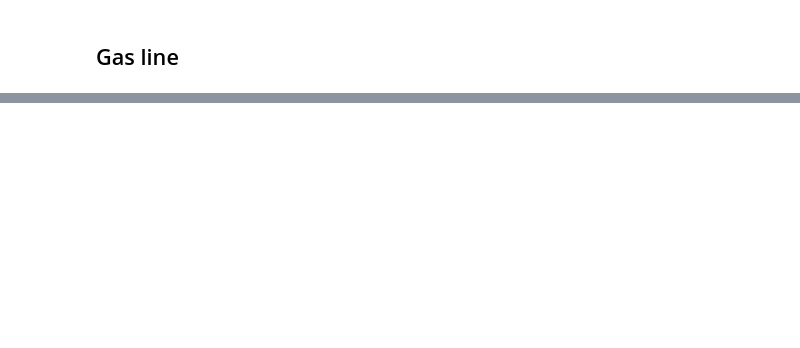
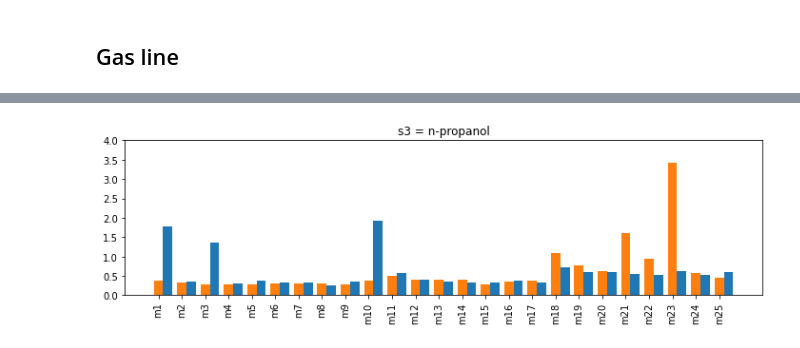
Before and after one commit to parthojit/ec-sens, a Jupyter notebook: notebook/1-rms.ipynb, the cells around one changed output, grey strips where cells are left out. Cells and saved outputs as stored; diff of their text form; code cells hidden in the pictures; blank space fills up the shorter version.

```diff
--- a/notebook/1-rms.ipynb
+++ b/notebook/1-rms.ipynb
@@ -4,19 +4,21 @@ import matplotlib.pyplot as plt
 # %% [markdown]
 ## Gas line
 # %%
-def barplot(conc:int,sample:str):
-    # ms = ["m0","m1", "m2", "m3", "m4", "m5", "m6", "m7", "m8","m9","m10"]
-    ms = ["m1", "m2", "m3", "m4", "m5", "m6", "m7", "m8"]
+def barplot(conc:int,sample:str,pos:int):
+    ms = ["m"+str(i) for i in range(1,26)]
     CONC = str(conc)
     sample = sample
-
     scores = []
     for m in ms:
-          FILENAME = "./gas/" + m + "/" + CONC + "_" + sample + ".json"
+          FILENAME = "./src/" + m + "/" + CONC + "_" + sample + ".json"
           with open(FILENAME) as f:
             data = json.load(f)
             scores.append(data['score1'])
           # print(data['score1'],data['score2'])
-    plt.bar(ms,scores)
+    x_axis = [x for x in range(0,25)]
+    x_axis = [item+pos for item in x_axis]
+    # print(x_axis)
+    plt.bar(x_axis,scores,width = 0.4)
+    plt.xticks(x_axis,ms,rotation=90)
     plt.ylim(0,4)
     return scores
@@ -72,24 +24,0 @@ Text(0.5, 1.0, 's4 = i-propanol')
-# %%
-import json
-import matplotlib.pyplot as plt
-
-def barplot(conc:int,sample:str):
-    # ms = ["m0","m1", "m2", "m3", "m4", "m5", "m6", "m7", "m8","m9","m10"]
-    ms = ["m1", "m2", "m3", "m4", "m5", "m6", "m7"]
-    CONC = str(conc)
-    sample = sample
-
-    scores = []
-    for m in ms:
-          FILENAME = "./gas2/" + m + "/" + CONC + "_" + sample + ".json"
-          with open(FILENAME) as f:
-            data = json.load(f)
-            scores.append(data['score1'])
-          # print(data['score1'],data['score2'])
-    plt.bar(ms,scores)
-    plt.ylim(0,4)
-    return scores
-
-s3_100 = barplot(conc=100,sample="s3")
-s3_50 = barplot(conc=50,sample="s3")
-plt.title("s3 = n-propanol")
@@ -108,0 +25,8 @@ NameError: name 'm' is not defined
+# %%
+fig = plt.figure(figsize=(12,3))
+s3_50 = barplot(conc=50,sample="s3",pos=0.2)
+s3_100 = barplot(conc=100,sample="s3",pos=-0.2)
+plt.title("s3 = n-propanol")
+plt.savefig("./png/omulti25_s3.png",dpi=300,bbox_inches="tight")
+# %% [output]
+[figure, added]
```
Also changed, not shown: parts of 12 cells of this notebook, 2 other files.
